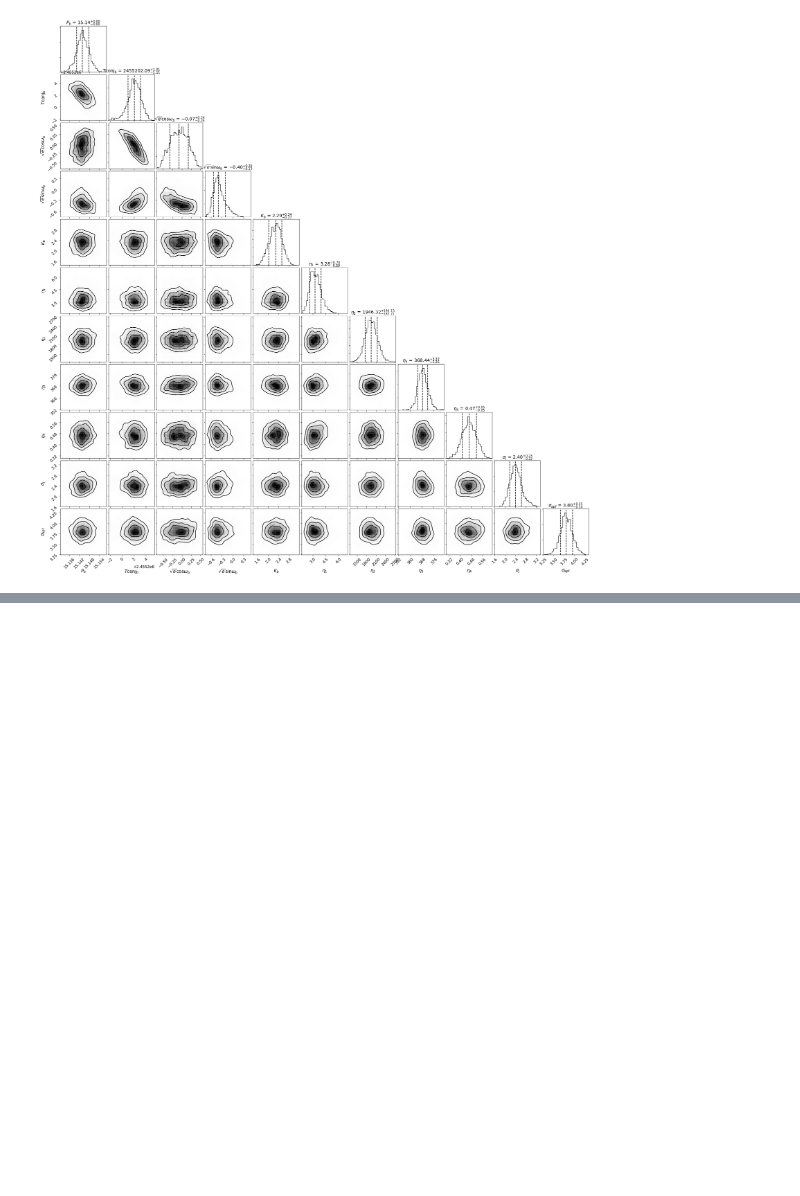
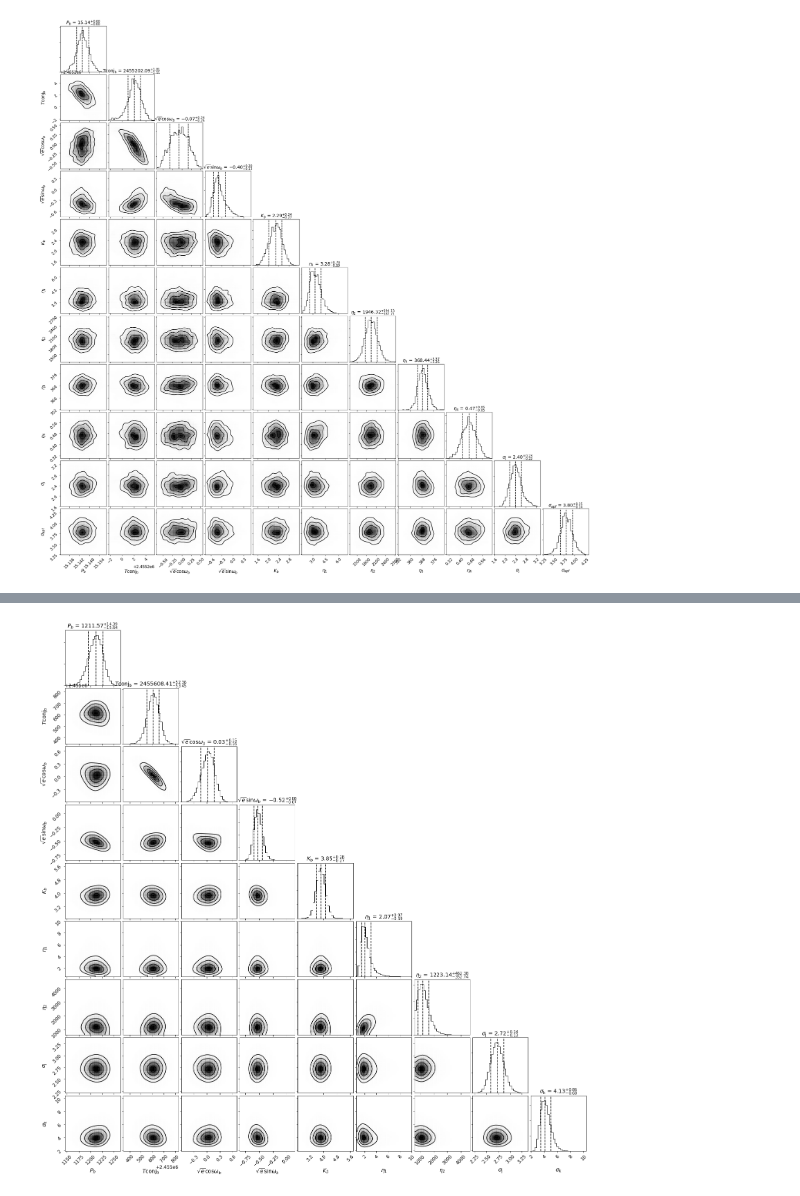
Before and after one commit to leerosenthalj/CLSI, a Jupyter notebook: Notebook_Processing.ipynb, the cells around one changed output, grey strips where cells are left out. Cells and saved outputs as stored; diff of their text form; code cells hidden in the pictures; blank space fills up the shorter version.

```diff
--- a/Notebook_Processing.ipynb
+++ b/Notebook_Processing.ipynb
@@ -511,0 +514,3 @@ Corner.plot()
+# %%
+post = radvel.posterior.load('../3765/post_final.pkl')
+data = pd.read_csv('../rvdata/vst3765.csv')
@@ -511,0 +563,29 @@ Corner.plot()
+# %%
+hnames = [
+    'gp_amp', # eta_1; GP variability amplitude
+    'gp_length' # eta_2; GP non-periodic characteristic length
+]
+
+model = radvel.model.RVModel(params)
+
+# Make HIRES post-upgrade likelihood.
+indices = telgrps['j']
+like_j = radvel.likelihood.GPLikelihood(model, t[indices], vel[indices],
+                                            errvel[indices], hnames,
+                                            suffix='_j',
+                                            kernel_name="SqExp"
+                                            )
+like_j.params['gamma_j'] = radvel.Parameter(value=-0.2894, vary=False, linear=True)
+like_j.params['jit_j'] = radvel.Parameter(value=3.338, vary=True)
+
+# Make HIRES pre-upgrade likelihood.
+indices = telgrps['k']
+like_k = radvel.likelihood.GPLikelihood(model, t[indices], vel[indices],
+                                          errvel[indices], hnames,
+                                          suffix='_k',
+                                          kernel_name="SqExp"
+                                          )
+like_k.params['gamma_k'] = radvel.Parameter(value=-1.7889, vary=False, linear=True)
+like_k.params['jit_k'] = radvel.Parameter(value=3.670, vary=True)
+
+likes = [like_j, like_k]
@@ -511,0 +708,5 @@ Corner.plot()
+# %%
+Corner = mcmc_plots.CornerPlot(gppost, cadence_chains)
+Corner.plot()
+# %% [output]
+[figure, added]
```
Also changed, not shown: parts of 13 cells of this notebook, 3 other files.
